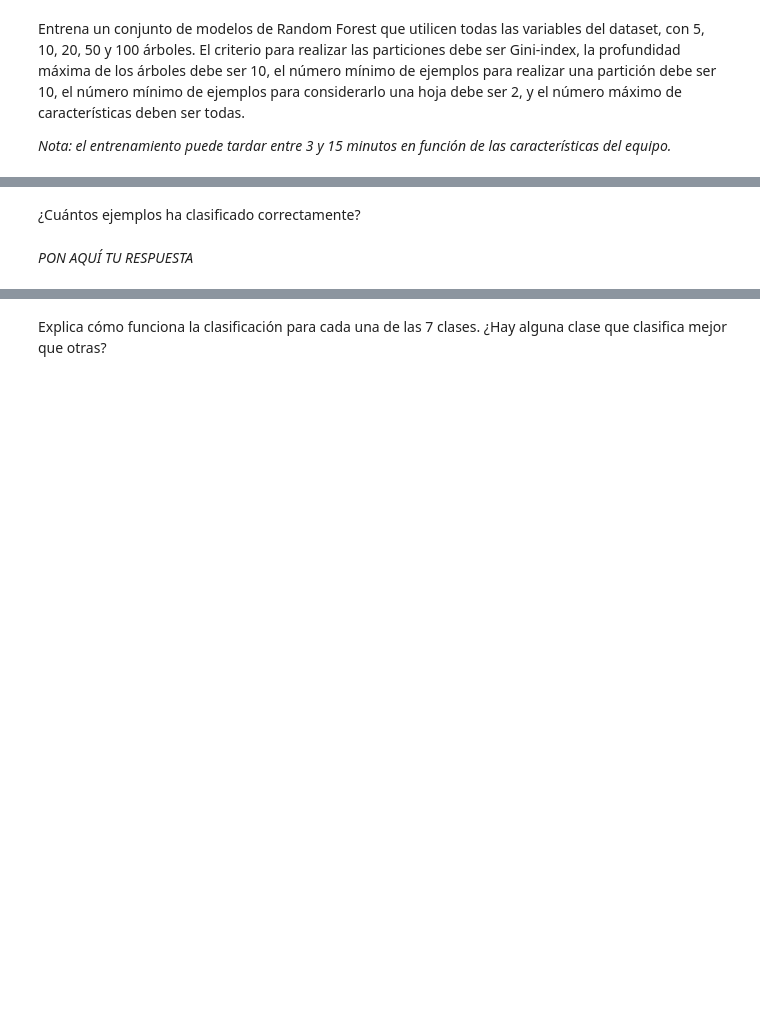
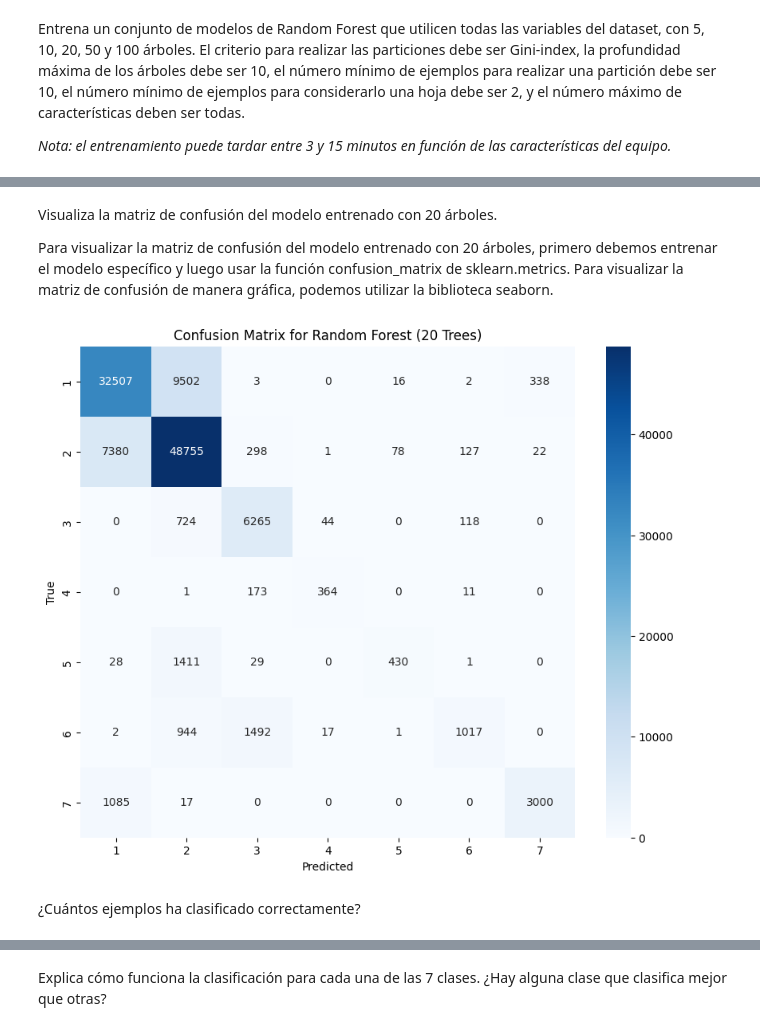
Before and after one commit to RubenCarty/Master-Artificial-Intelligence-UNIR, a Jupyter notebook: Solucion_Actividad_2_CoverType_RubenQuispe.ipynb, the cells around one changed output, grey strips where cells are left out. Cells and saved outputs as stored; diff of their text form; code cells hidden in the pictures; blank space fills up the shorter version.

```diff
--- a/Solucion_Actividad_2_CoverType_RubenQuispe.ipynb
+++ b/Solucion_Actividad_2_CoverType_RubenQuispe.ipynb
@@ -165,6 +818,41 @@ Visualiza la matriz de confusión del modelo entrenado con 20 árboles.
+# %% [markdown]
+Visualiza la matriz de confusión del modelo entrenado con 20 árboles.
+
+
+Para visualizar la matriz de confusión del modelo entrenado con 20 árboles, primero debemos entrenar el modelo específico y luego usar la función confusion_matrix de sklearn.metrics. Para visualizar la matriz de confusión de manera gráfica, podemos utilizar la biblioteca seaborn.
 # %%
 ## PON AQUÍ TU CÓDIGO
+# %%
+import matplotlib.pyplot as plt
+import seaborn as sns
+from sklearn.metrics import confusion_matrix
+
+# Entrenar el modelo Random Forest con 20 árboles
+rf_clf_20 = RandomForestClassifier(
+    n_estimators=20,
+    criterion='gini',
+    max_depth=10,
+    min_samples_split=10,
+    min_samples_leaf=2,
+    max_features=None,
+    random_state=1,
+    n_jobs=-1
+)
+
+rf_clf_20.fit(X_train, y_train)
+y_pred_20 = rf_clf_20.predict(X_test)
+
+# Calcular la matriz de confusión
+cm_20 = confusion_matrix(y_test, y_pred_20)
+
+# Visualizar la matriz de confusión
+plt.figure(figsize=(10, 8))
+sns.heatmap(cm_20, annot=True, fmt='d', cmap='Blues', xticklabels=rf_clf_20.classes_, yticklabels=rf_clf_20.classes_)
+plt.xlabel('Predicted')
+plt.ylabel('True')
+plt.title('Confusion Matrix for Random Forest (20 Trees)')
+plt.show()
+# %% [output]
+[figure, added]
 # %% [markdown]
 ¿Cuántos ejemplos ha clasificado correctamente?
-# %% [markdown]
-_PON AQUÍ TU RESPUESTA_
```
Also changed, not shown: parts of 142 cells of this notebook.
